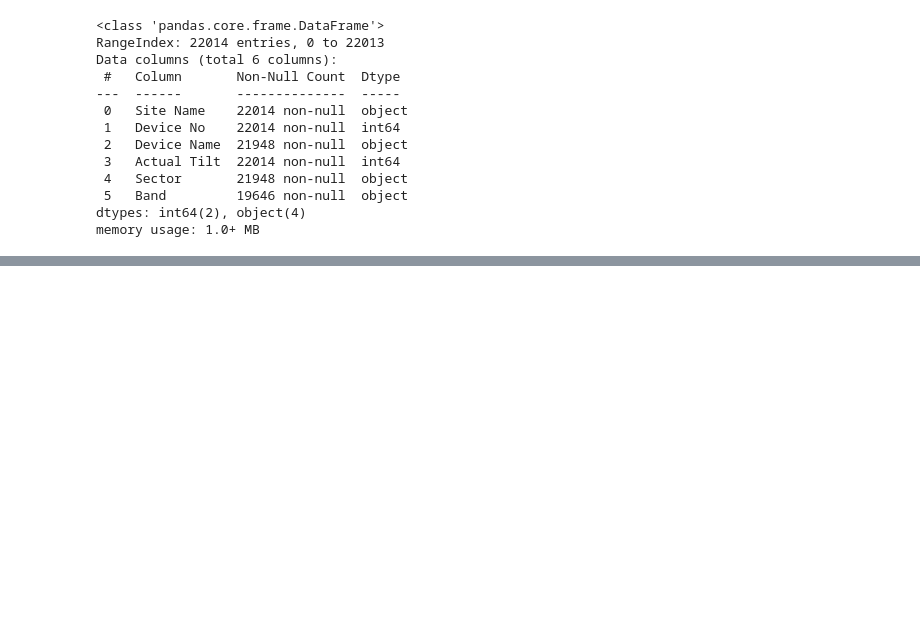
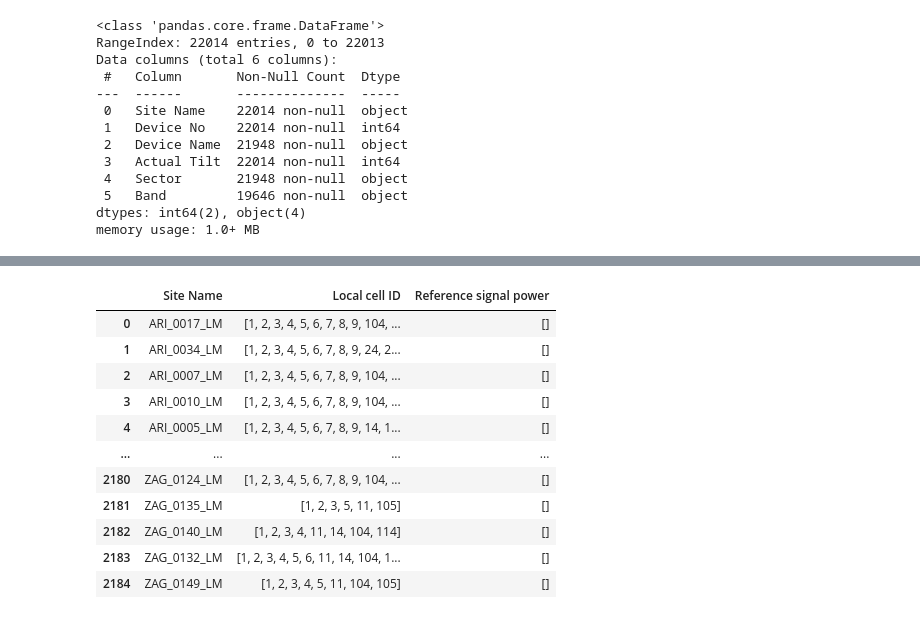
Before and after one commit to eyabelguith/AutomationProject, a Jupyter notebook: 1st_try.ipynb, the cells around one changed output, grey strips where cells are left out. Saved outputs shown, nothing was run; the diff lists cells and outputs as text; code cells hidden in the pictures; blank space fills up the shorter version.

Commit message:
Power start

```diff
--- a/1st_try.ipynb
+++ b/1st_try.ipynb
@@ -1057,0 +1060,4 @@ dfTILT7.to_csv('Tilt_output.csv', index=False)
+# %%
+with open('POWER_DATA.txt', 'r') as file:
+    Pfile_contents = file.readlines()
+    Pfile_contents
@@ -1057,0 +1191,93 @@ dfTILT7.to_csv('Tilt_output.csv', index=False)
+# %%
+import re
+
+site_names = []
+local_cell_id_list = []
+reference_signal_power_list = []  # New feature list
+inside_section = False
+current_block = []
+
+# Define the regular expression pattern to capture the second number
+number_pattern = r'\s+(\d+)'
+
+# Iterate through the lines in the file contents
+for line in Pfile_contents:
+    if line.startswith("==========Succeeded MML Command=========="):
+        # Set the flag to indicate we're inside the desired section
+        inside_section = True
+    elif inside_section:
+        if line.startswith("MML Command"):
+            # If current_block is not empty, extract site name from it
+            if current_block:
+                site_name = None
+                local_cell_ids = []
+                reference_signal_powers = []  # New feature values
+                for block_line in current_block:
+                    if "NE :" in block_line:
+                        site_name = block_line.split("NE :")[1].strip()
+                    elif block_line.startswith("Local cell ID"):
+                        # Skip the header line
+                        continue
+                    else:
+                        # Extract local cell ids using regular expression
+                        matches = re.findall(r'^(\d+)', block_line)
+                        if matches:
+                            local_cell_ids.extend([int(match) for match in matches])
+                        # Extract the second number using regular expression
+                        match = re.search(number_pattern, block_line)
+                        if match:
+                            reference_signal_powers.append(int(match.group(1)))  # Extracting the second number
+                # Append site name, local cell ids, and reference signal powers to lists
+                if site_name:
+                    site_names.append(site_name)
+                    local_cell_id_list.append(local_cell_ids)
+                    reference_signal_power_list.append(reference_signal_powers)
+            # Clear current block for the new one
+            current_block = []
+        # Add line to the current block
+        current_block.append(line)
+
+# If there are remaining lines in the last block, extract site name, local cell ids, and reference signal powers from it
+if current_block:
+    site_name = None
+    local_cell_ids = []
+    reference_signal_powers = []  # New feature values
+    for block_line in current_block:
+        if "NE :" in block_line:
+            site_name = block_line.split("NE :")[1].strip()
+        elif block_line.startswith("Local cell ID"):
+            # Skip the header line
+            continue
+        else:
+            # Extract local cell ids using regular expression
+            matches = re.findall(r'^(\d+)', block_line)
+            if matches:
+                local_cell_ids.extend([int(match) for match in matches])
+            # Extract the second number using regular expression
+            match = re.search(number_pattern, block_line)
+            if match:
+                reference_signal_powers.append(int(match.group(1)))  # Extracting the second number
+    # Append site name, local cell ids, and reference signal powers to lists
+    if site_name:
+        site_names.append(site_name)
+        local_cell_id_list.append(local_cell_ids)
+        reference_signal_power_list.append(reference_signal_powers)
+
+# Create a DataFrame from the lists
+dfPOWEwR2 = pd.DataFrame({'Site Name': site_names, 'Local cell ID': local_cell_id_list, 'Reference signal power': reference_signal_power_list})
+
+# Display the DataFrame
+dfPOWEwR2
+# %% [output]
+|  | Site Name | Local cell ID | Reference signal power |
+| 0 | ARI_0017_LM | [1, 2, 3, 4, 5, 6, 7, 8, 9, 104, ... | [] |
+| 1 | ARI_0034_LM | [1, 2, 3, 4, 5, 6, 7, 8, 9, 24, 2... | [] |
+| 2 | ARI_0007_LM | [1, 2, 3, 4, 5, 6, 7, 8, 9, 104, ... | [] |
+| 3 | ARI_0010_LM | [1, 2, 3, 4, 5, 6, 7, 8, 9, 104, ... | [] |
+| 4 | ARI_0005_LM | [1, 2, 3, 4, 5, 6, 7, 8, 9, 14, 1... | [] |
+| ... | ... | ... | ... |
+| 2180 | ZAG_0124_LM | [1, 2, 3, 4, 5, 6, 7, 8, 9, 104, ... | [] |
+| 2181 | ZAG_0135_LM | [1, 2, 3, 5, 11, 105] | [] |
+| 2182 | ZAG_0140_LM | [1, 2, 3, 4, 11, 14, 104, 114] | [] |
+| 2183 | ZAG_0132_LM | [1, 2, 3, 4, 5, 6, 11, 14, 104, 1... | [] |
+| 2184 | ZAG_0149_LM | [1, 2, 3, 4, 5, 11, 104, 105] | [] |
```
Also changed, not shown: parts of 4 cells of this notebook, 51 other files.
